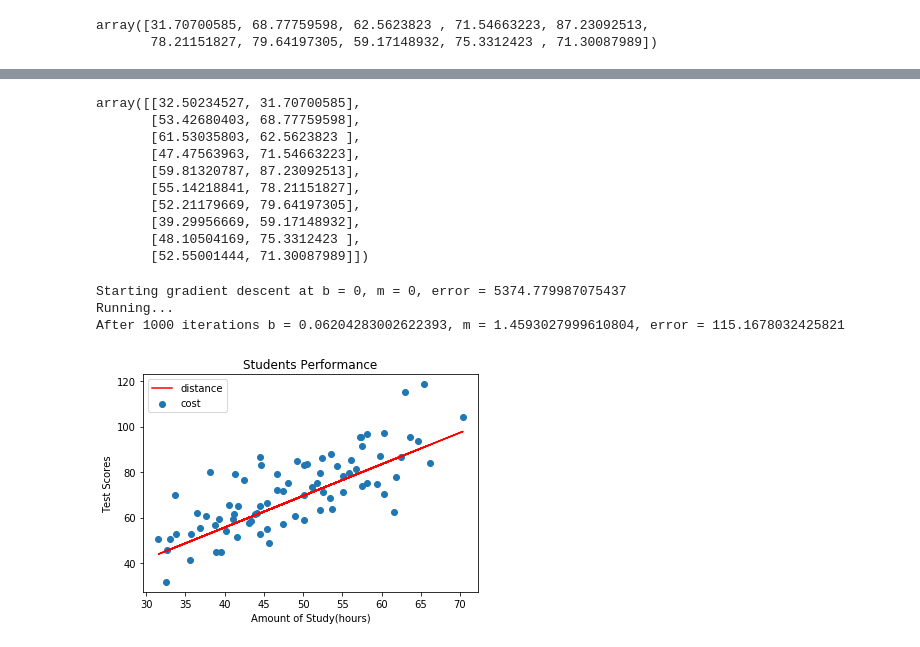
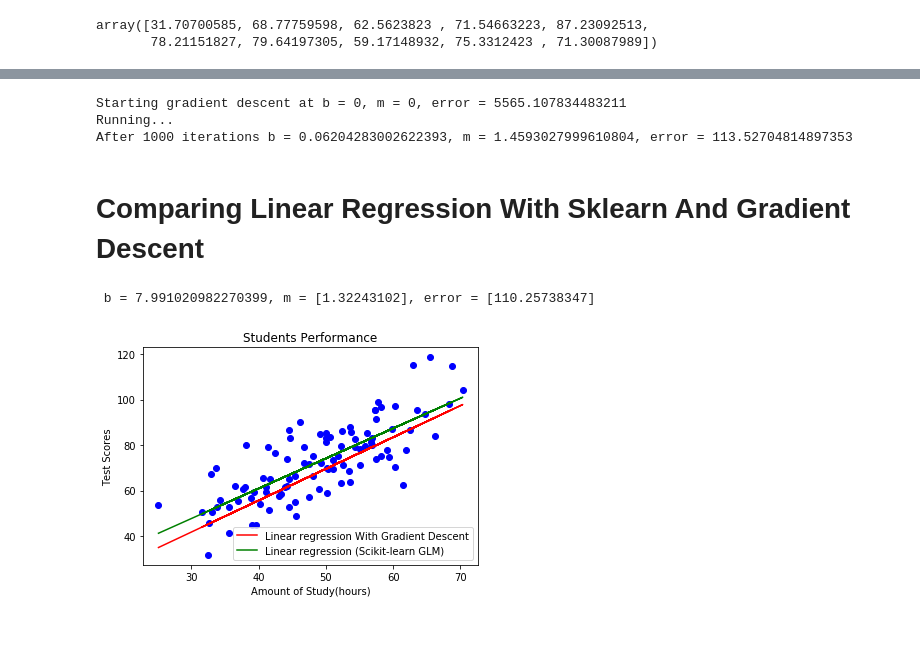
Before and after one commit to bgreatfit/MachineLearningWithPython, a Jupyter notebook: SimpleRegression/Linear Regression.ipynb, the cells around one changed output, grey strips where cells are left out. Saved outputs shown, nothing was run; the diff lists cells and outputs as text; code cells hidden in the pictures.

Commit message:
new update on linearReg

```diff
--- a/SimpleRegression/Linear Regression.ipynb
+++ b/SimpleRegression/Linear Regression.ipynb
@@ -31,8 +31,6 @@ array([[32.50234527, 31.70700585],
 # %%
 #split dataset into training set(20 percent) and test set (80 percent)
 #
-x_train = data[0:80,0]
-x_test  = data[80:100,0]
-y_train = data[0:80,1]
-y_test  = data[80:100,1]
+X_train = data[:,0]
+y_train = data[:,1]
 # %%
@@ -81,13 +74,0 @@ data_train[0:80,1] = y_train
-# %%
-data_train[0:10]
-# %% [output]
-array([[32.50234527, 31.70700585],
-       [53.42680403, 68.77759598],
-       [61.53035803, 62.5623823 ],
-       [47.47563963, 71.54663223],
-       [59.81320787, 87.23092513],
-       [55.14218841, 78.21151827],
-       [52.21179669, 79.64197305],
-       [39.29956669, 59.17148932],
-       [48.10504169, 75.3312423 ],
-       [52.55001444, 71.30087989]])
@@ -134,23 +117,40 @@ learning_rate = 0.0001
 initial_b = 0 # initial y-intercept guess
 initial_m = 0 # initial slope guess
 num_iterations = 1000
-print("Starting gradient descent at b = {0}, m = {1}, error = {2}".format(initial_b, initial_m, compute_error_for_line_given_points(initial_b, initial_m, data_train)))
+print("Starting gradient descent at b = {0}, m = {1}, error = {2}".format(initial_b, initial_m, compute_error_for_line_given_points(initial_b, initial_m, data)))
 print("Running...")
 [b, m] = gradient_descent_runner(data_train, initial_b, initial_m, learning_rate, num_iterations)
-print("After {0} iterations b = {1}, m = {2}, error = {3}".format(num_iterations, b, m, compute_error_for_line_given_points(b, m, data_train)))
+print("After {0} iterations b = {1}, m = {2}, error = {3}".format(num_iterations, b, m, compute_error_for_line_given_points(b, m, data)))
 # %% [output]
-Starting gradient descent at b = 0, m = 0, error = 5374.779987075437
+Starting gradient descent at b = 0, m = 0, error = 5565.107834483211
 Running...
-After 1000 iterations b = 0.06204283002622393, m = 1.4593027999610804, error = 115.1678032425821
+After 1000 iterations b = 0.06204283002622393, m = 1.4593027999610804, error = 113.52704814897353
 # %%
-z = hypothesis(1.390043942673587,0.01983309670475249,x_train)
+z = hypothesis( 1.390043942673587,0.01983309670475249,X_train)
+# %% [markdown]
+# Comparing Linear Regression With Sklearn And Gradient Descent
+# %%
+from sklearn.linear_model import LinearRegression
+regressor = LinearRegression()
+r =regressor.fit(X_train.reshape(-1,1),y_train)
+[r.intercept_,r.coef_]
+ypred = regressor.predict(X_train.reshape(-1,1))
+# %%
+print(" b = {0}, m = {1}, error = {2}".format( r.intercept_, r.coef_, compute_error_for_line_given_points(b, m, data)))
+# %% [output]
+ b = 7.991020982270399, m = [1.32243102], error = [110.25738347]
 # %%
-plt.scatter(x_train,y_train)
-plt.plot(x_train,z, color='r')
-plt.legend(['distance', 'cost'])
+plt.scatter(X_train,y_train,color='blue')
+#'Linear regression Gradient descent'
+plt.plot(X_train,z, color='r',label='Linear regression With Gradient Descent')
+
+#'Linear regression (Scikit-learn GLM)'
+plt.plot(X_train,ypred, color='green', label='Linear regression (Scikit-learn GLM)')
 plt.title('Students Performance')
 plt.xlabel('Amount of Study(hours)')
 plt.ylabel('Test Scores')
+
+plt.legend(loc=4);
 plt.show()
 # %% [output]
-[figure, old version]
+[figure, new version]
```
Also changed, not shown: parts of 10 cells of this notebook, 1 other file.
